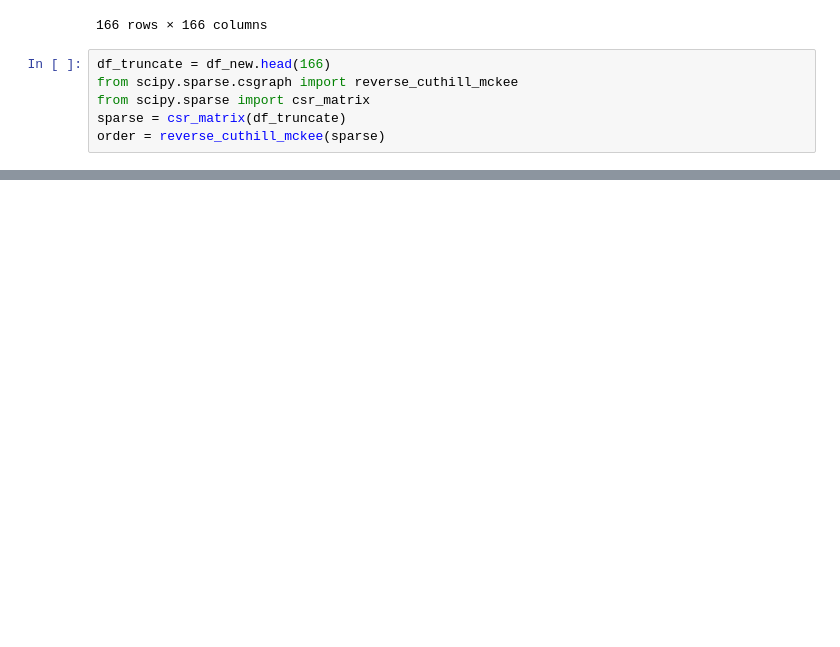
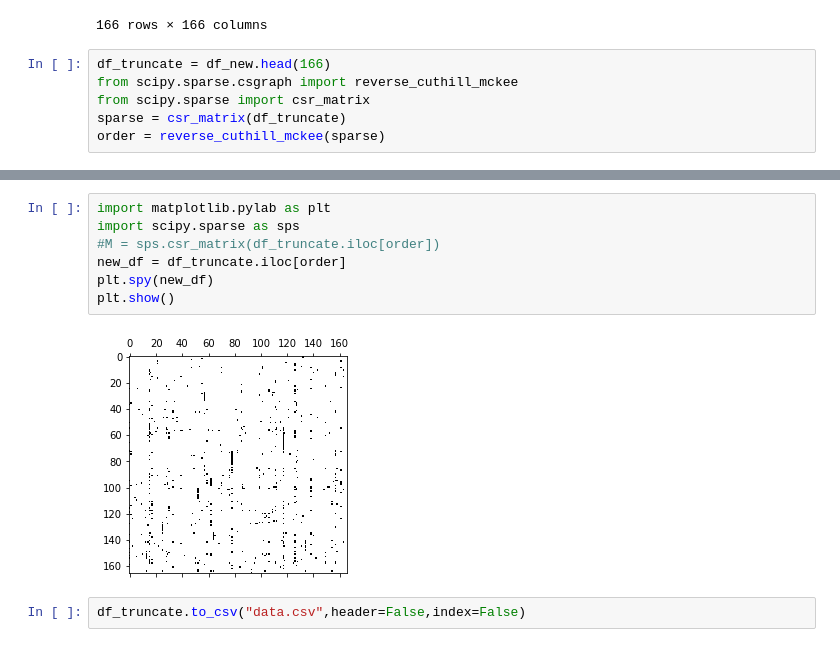
Before and after one commit to Dado1513/transactionalDataCAHD, a Jupyter notebook: read_ds_dpp.ipynb, the cells around one changed output, grey strips where cells are left out. Cells and saved outputs as stored; diff of their text form; blank space fills up the shorter version.

```diff
--- a/read_ds_dpp.ipynb
+++ b/read_ds_dpp.ipynb
@@ -78,0 +112,11 @@ df_truncate.iloc[order]
+# %%
+import matplotlib.pylab as plt
+import scipy.sparse as sps
+#M = sps.csr_matrix(df_truncate.iloc[order])
+new_df = df_truncate.iloc[order]
+plt.spy(new_df)
+plt.show()
+# %% [output]
+[figure, added]
+# %%
+df_truncate.to_csv("data.csv",header=False,index=False)
```
Also changed, not shown: parts of 6 cells of this notebook, 1 other file.
